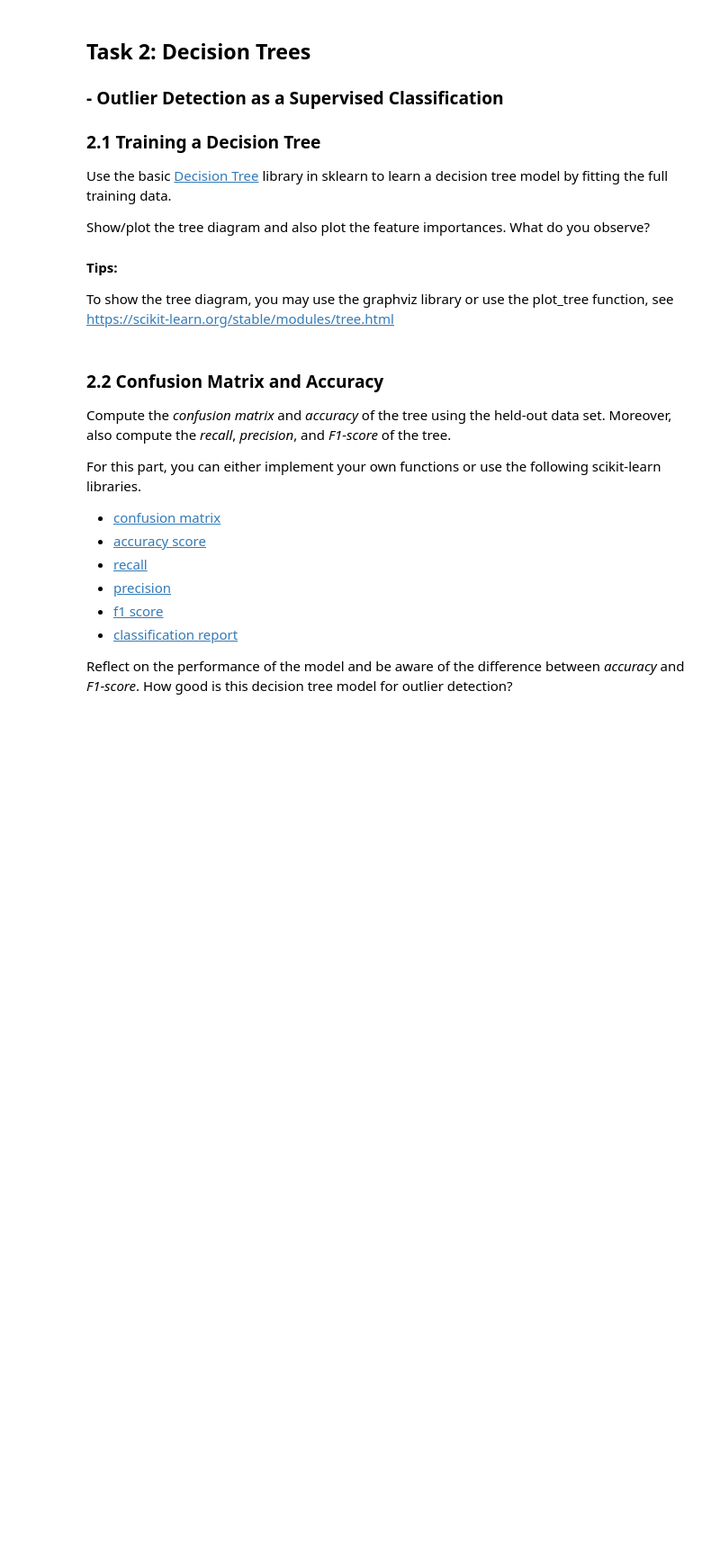
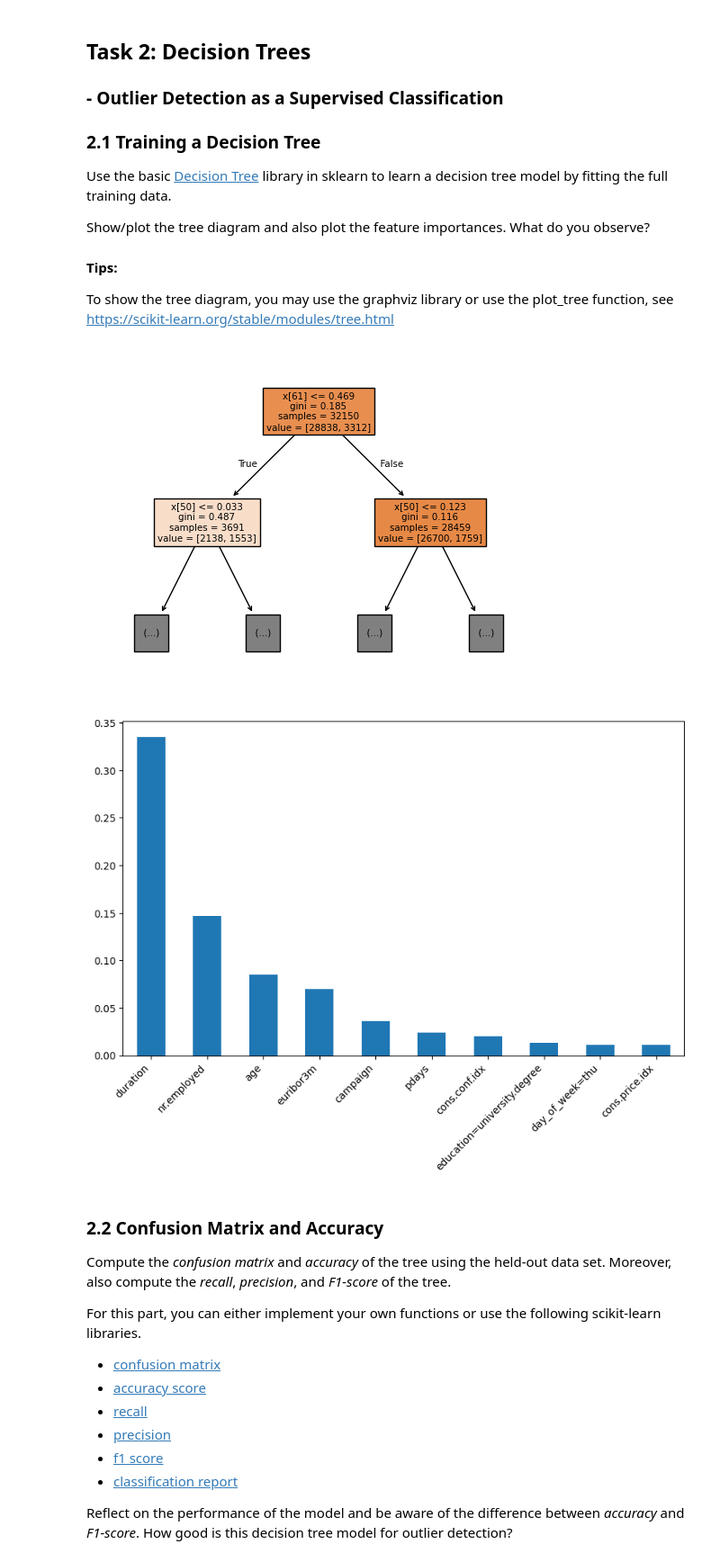
Before and after one commit to Zi-lon/Applications-of-machine-learning, a Jupyter notebook: Assignment 1/Assignment 1.ipynb, the cells around one changed output. Shown at 90% size. Cells and saved outputs as stored; diff of their text form; code cells hidden in the pictures; blank space fills up the shorter version.

```diff
--- a/Assignment 1/Assignment 1.ipynb
+++ b/Assignment 1/Assignment 1.ipynb
@@ -131,10 +215,8 @@ features = ['age', 'job=housemaid', 'job=services', 'job=admin.', 'job=blue-coll
 X = df[features]
 y = df[['class']]
 
-
-
 # TODO: create training data and held-out test data
-X_, X_heldout, y_, y_heldout = ...
+X_, X_heldout, y_, y_heldout = train_test_split(X,y,test_size=0.20, stratify=y)
 # %% [markdown]
 ## Task 2: Decision Trees
 ### - Outlier Detection as a Supervised Classification
@@ -153,15 +235,25 @@ To show the tree diagram, you may use the graphviz library or use the plot_tree
 # %%
 from sklearn import tree
 from sklearn.tree import DecisionTreeClassifier
 
 # TODO: learn a decision tree using default parameters
-cl = ...
-cl.fit(...)
+cl = tree.DecisionTreeClassifier()
+cl = cl.fit(X_, y_)
 
 # TODO: plot the tree
-
+tree.plot_tree(cl, max_depth=1, filled= True)
 
 # TODO: plot the feature importances
+importances = pd.Series(cl.feature_importances_, index=features)
+top_importances = importances.sort_values(ascending=False).head(10)
+
+fig, ax = plt.subplots(figsize=(10, 6))
+top_importances.plot.bar(ax=ax)
+plt.xticks(rotation=45, ha='right')
+plt.show()
+# %% [output]
+[figure, added]
+[figure, added]
 # %% [markdown]
 ### 2.2 Confusion Matrix and Accuracy
 
```
Also changed, not shown: parts of 10 cells of this notebook.
